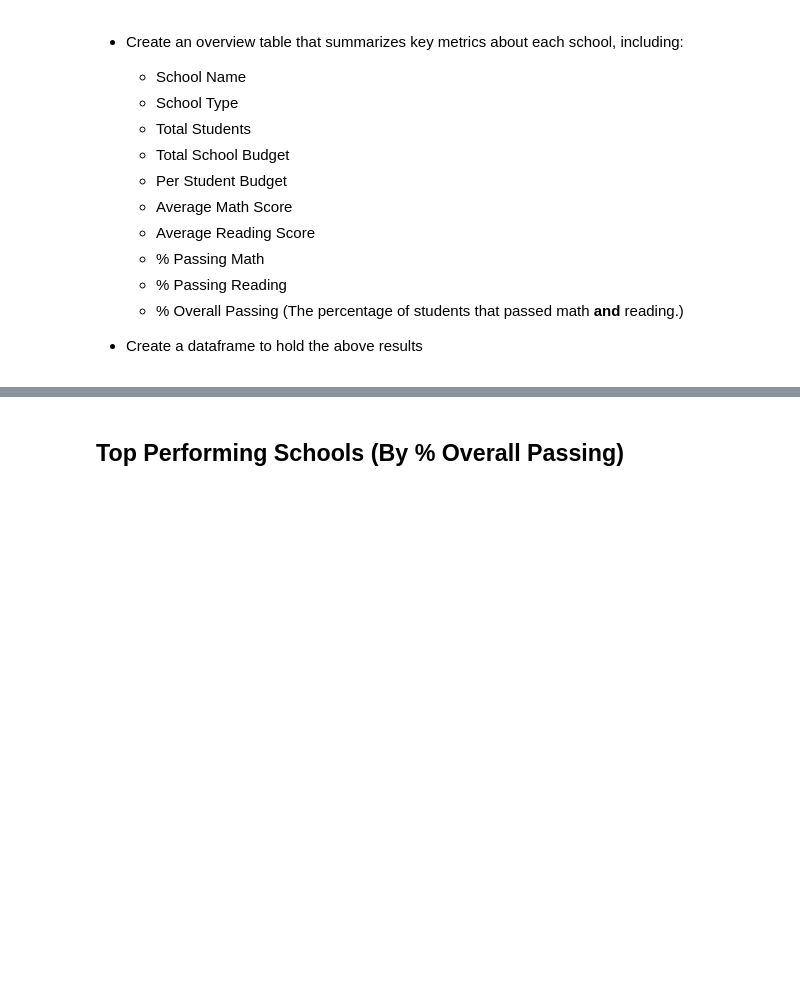
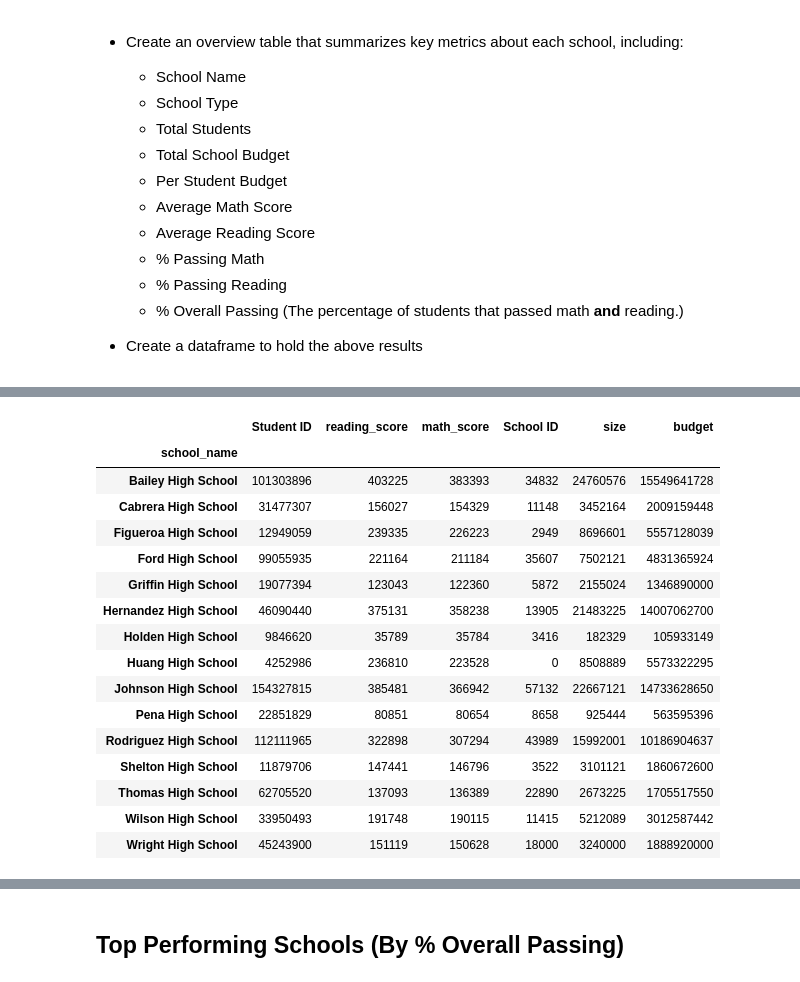
Before and after one commit to willserene/Pandas_Challenge, a Jupyter notebook: PyCitySchools/PyCitySchools_starter.ipynb, the cells around one changed output, grey strips where cells are left out. Saved outputs shown, nothing was run; the diff lists cells and outputs as text; code cells hidden in the pictures; blank space fills up the shorter version.

Commit message:
schoolsummaryprogress

```diff
--- a/PyCitySchools/PyCitySchools_starter.ipynb
+++ b/PyCitySchools/PyCitySchools_starter.ipynb
@@ -135,3 +162,26 @@ summaryofdistrict_df.head()
+# %%
+school_groups = school_student_df.groupby(["school_name"])
+school_name_df = school_groups.sum()
+
+school_name_df
+# %% [output]
+|  | Student ID | reading_score | math_score | School ID | size | budget |
+| school_name |  |  |  |  |  |  |
+| Bailey High School | 101303896 | 403225 | 383393 | 34832 | 24760576 | 15549641728 |
+| Cabrera High School | 31477307 | 156027 | 154329 | 11148 | 3452164 | 2009159448 |
+| Figueroa High School | 12949059 | 239335 | 226223 | 2949 | 8696601 | 5557128039 |
+| Ford High School | 99055935 | 221164 | 211184 | 35607 | 7502121 | 4831365924 |
+| Griffin High School | 19077394 | 123043 | 122360 | 5872 | 2155024 | 1346890000 |
+| Hernandez High School | 46090440 | 375131 | 358238 | 13905 | 21483225 | 14007062700 |
+| Holden High School | 9846620 | 35789 | 35784 | 3416 | 182329 | 105933149 |
+| Huang High School | 4252986 | 236810 | 223528 | 0 | 8508889 | 5573322295 |
+| Johnson High School | 154327815 | 385481 | 366942 | 57132 | 22667121 | 14733628650 |
+| Pena High School | 22851829 | 80851 | 80654 | 8658 | 925444 | 563595396 |
+| Rodriguez High School | 112111965 | 322898 | 307294 | 43989 | 15992001 | 10186904637 |
+| Shelton High School | 11879706 | 147441 | 146796 | 3522 | 3101121 | 1860672600 |
+| Thomas High School | 62705520 | 137093 | 136389 | 22890 | 2673225 | 1705517550 |
+| Wilson High School | 33950493 | 191748 | 190115 | 11415 | 5212089 | 3012587442 |
+| Wright High School | 45243900 | 151119 | 150628 | 18000 | 3240000 | 1888920000 |
 # %%
 # %% [output]
 |  | School Type | Total Students | Total School Budget | Per Student Budget | Average Math Score | ... |
```
Also changed, not shown: parts of 2 cells of this notebook.
